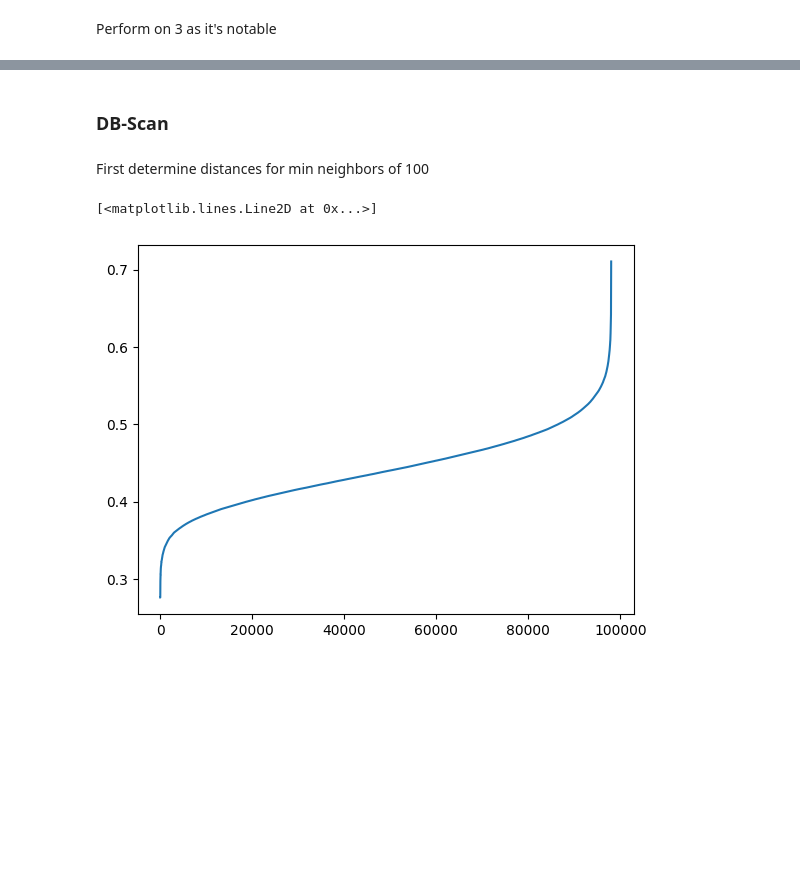
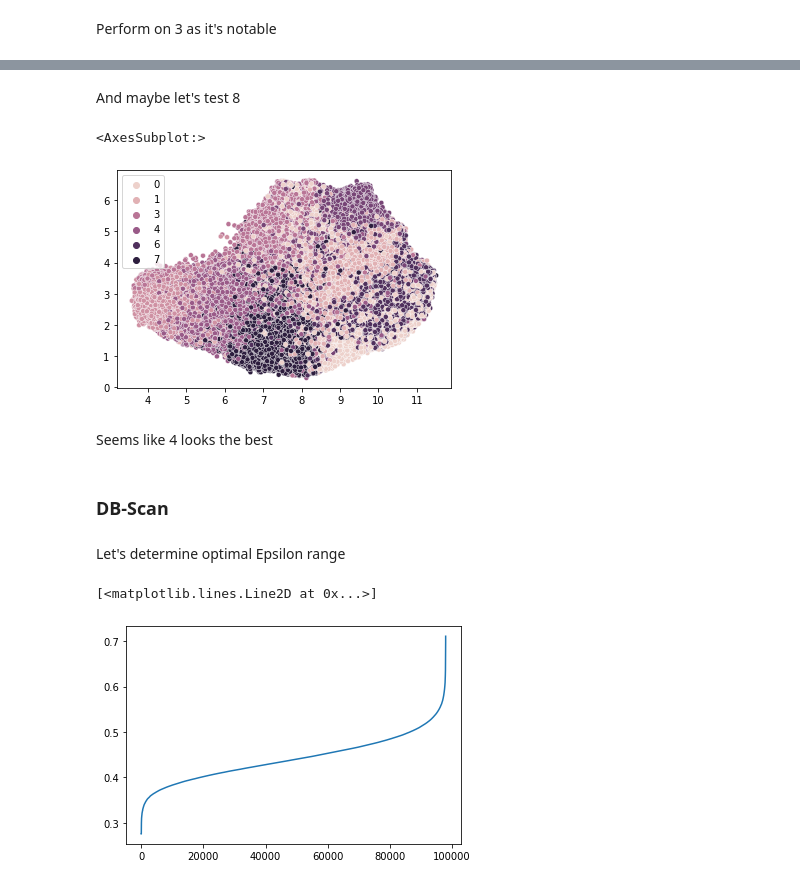
Before and after one commit to ErykWalter/tabular-playground-series, a Jupyter notebook: src/test.ipynb, the cells around one changed output, grey strips where cells are left out. Cells and saved outputs as stored; diff of their text form; code cells hidden in the pictures; blank space fills up the shorter version.

```diff
--- a/src/test.ipynb
+++ b/src/test.ipynb
@@ -244,7 +244,18 @@ sns.scatterplot(X_umap, x=X_umap[:,0], y=X_umap[:,1],hue=kmeans.labels_, s=25)
+# %% [markdown]
+And maybe let's test 8
+# %%
+kmeans = KMeans(8,init="k-means++",n_init=1)
+kmeans.fit_transform(data)
+sns.scatterplot(X_umap, x=X_umap[:,0], y=X_umap[:,1],hue=kmeans.labels_, s=25)
+# %% [output]
+<AxesSubplot:>
+[figure, added]
+# %% [markdown]
+Seems like 4 looks the best
 # %% [markdown]
 ### DB-Scan
-# %% [markdown]
-First determine distances for min neighbors of 100
+# %% [markdown]
+Let's determine optimal Epsilon range
 # %%
 from sklearn.preprocessing import MinMaxScaler
 
@@ -261,5 +272,5 @@ distances = distances[:,1]
 plt.plot(distances)
 # %% [output]
 [<matplotlib.lines.Line2D at 0x...>]
-[figure, old version]
+[figure, new version]
 # %% [markdown]
```
Also changed, not shown: parts of 13 cells of this notebook, 2 other files.
